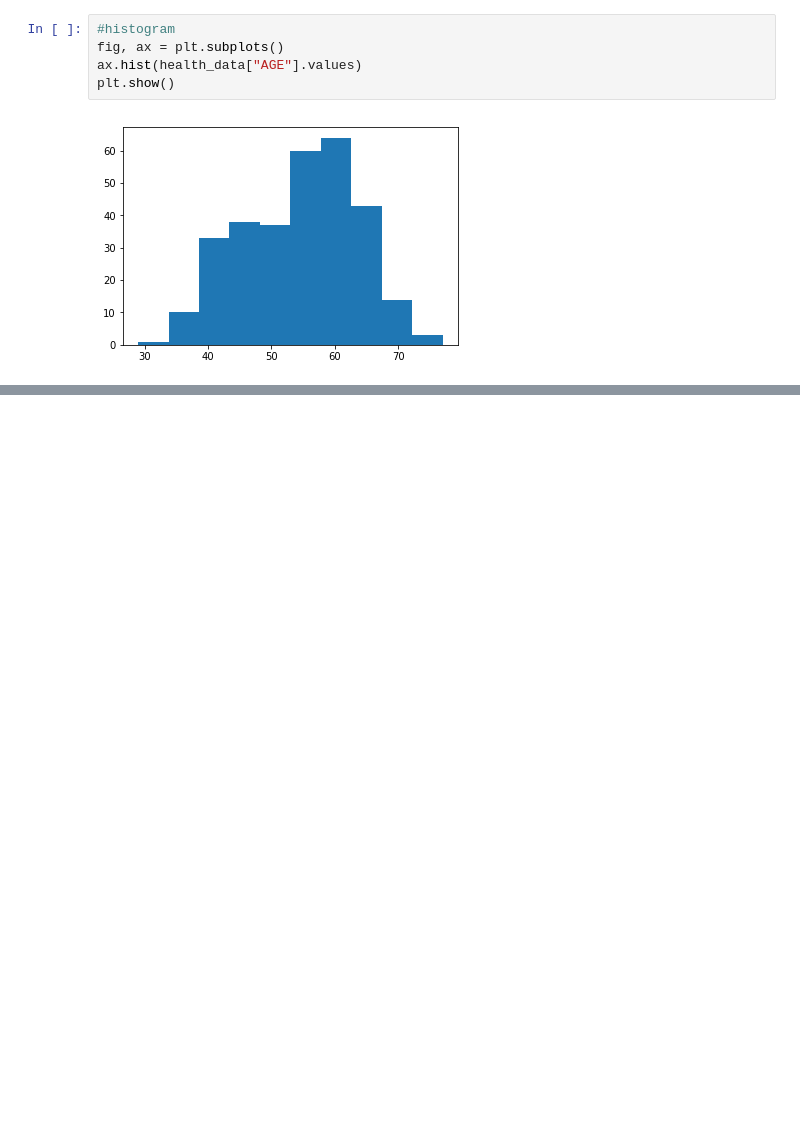
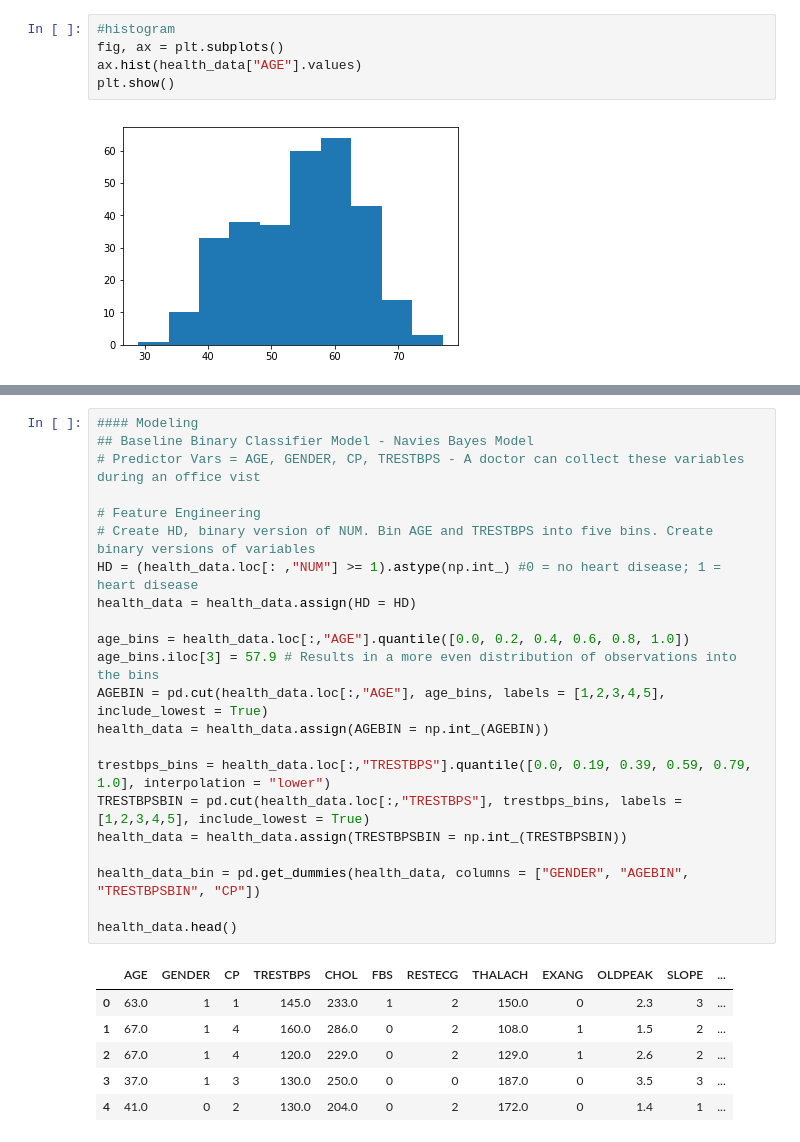
Before and after one commit to blubeck7/heart_disease, a Jupyter notebook: heart_disease.ipynb, the cells around one changed output, grey strips where cells are left out. Drawn from its saved outputs; the diff is of its cells as text; blank space fills up the shorter version.

```diff
--- a/heart_disease.ipynb
+++ b/heart_disease.ipynb
@@ -219,0 +223,29 @@ plt.show()
+# %%
+#### Modeling
+## Baseline Binary Classifier Model - Navies Bayes Model
+# Predictor Vars = AGE, GENDER, CP, TRESTBPS - A doctor can collect these variables during an office vist
+
+# Feature Engineering
+# Create HD, binary version of NUM. Bin AGE and TRESTBPS into five bins. Create binary versions of variables
+HD = (health_data.loc[: ,"NUM"] >= 1).astype(np.int_) #0 = no heart disease; 1 = heart disease
+health_data = health_data.assign(HD = HD)
+
+age_bins = health_data.loc[:,"AGE"].quantile([0.0, 0.2, 0.4, 0.6, 0.8, 1.0])
+age_bins.iloc[3] = 57.9 # Results in a more even distribution of observations into the bins
+AGEBIN = pd.cut(health_data.loc[:,"AGE"], age_bins, labels = [1,2,3,4,5], include_lowest = True)
+health_data = health_data.assign(AGEBIN = np.int_(AGEBIN))
+
+trestbps_bins = health_data.loc[:,"TRESTBPS"].quantile([0.0, 0.19, 0.39, 0.59, 0.79, 1.0], interpolation = "lower")
+TRESTBPSBIN = pd.cut(health_data.loc[:,"TRESTBPS"], trestbps_bins, labels = [1,2,3,4,5], include_lowest = True)
+health_data = health_data.assign(TRESTBPSBIN = np.int_(TRESTBPSBIN))
+
+health_data_bin = pd.get_dummies(health_data, columns = ["GENDER", "AGEBIN", "TRESTBPSBIN", "CP"])
+
+health_data.head()
+# %% [output]
+|  | AGE | GENDER | CP | TRESTBPS | CHOL | FBS | RESTECG | THALACH | EXANG | OLDPEAK | SLOPE | ... |
+| 0 | 63.0 | 1 | 1 | 145.0 | 233.0 | 1 | 2 | 150.0 | 0 | 2.3 | 3 | ... |
+| 1 | 67.0 | 1 | 4 | 160.0 | 286.0 | 0 | 2 | 108.0 | 1 | 1.5 | 2 | ... |
+| 2 | 67.0 | 1 | 4 | 120.0 | 229.0 | 0 | 2 | 129.0 | 1 | 2.6 | 2 | ... |
+| 3 | 37.0 | 1 | 3 | 130.0 | 250.0 | 0 | 0 | 187.0 | 0 | 3.5 | 3 | ... |
+| 4 | 41.0 | 0 | 2 | 130.0 | 204.0 | 0 | 2 | 172.0 | 0 | 1.4 | 1 | ... |
```
Also changed, not shown: parts of 25 cells of this notebook.
